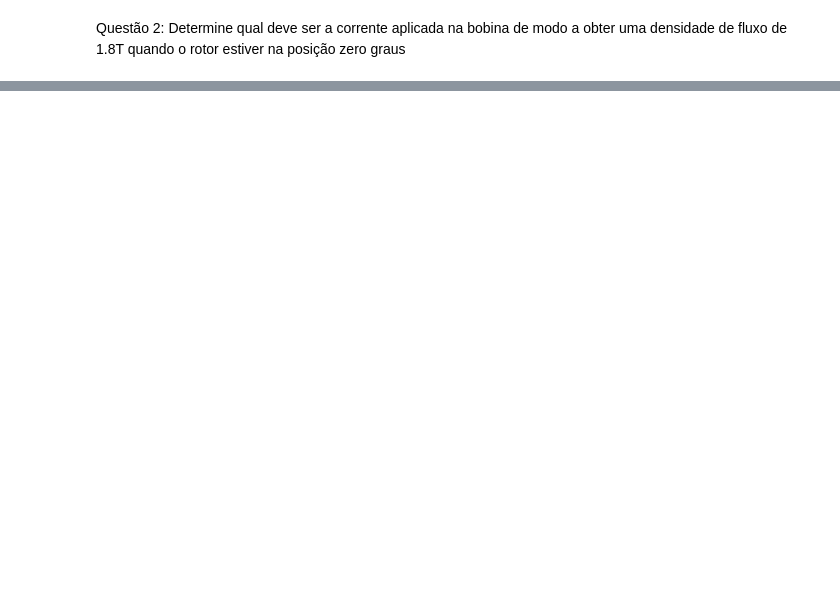
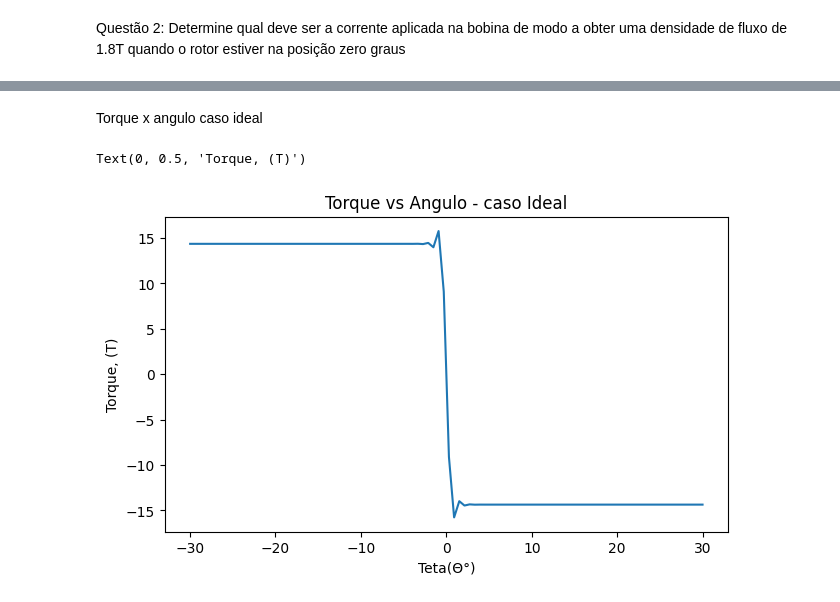
Before and after one commit to leoborgess/conversao-questao2, a Jupyter notebook: questao2.ipynb, the cells around one changed output, grey strips where cells are left out. Saved outputs shown, nothing was run; the diff lists cells and outputs as text; code cells hidden in the pictures; blank space fills up the shorter version.

```diff
--- a/questao2.ipynb
+++ b/questao2.ipynb
@@ -86,0 +147,12 @@ Para o caso real, I = 14.324
+# %% [markdown]
+Torque x angulo caso ideal
+# %%
+plt.figure(figsize=(16, 9))
+plt.subplot(2, 2, 2)
+plt.plot(angulos_torque, Torque_ideal)
+plt.title("Torque vs Angulo - caso Ideal")
+plt.xlabel("Teta(Θ°)")
+plt.ylabel("Torque, (T)")
+# %% [output]
+Text(0, 0.5, 'Torque, (T)')
+[figure, added]
```
Also changed, not shown: parts of 4 cells of this notebook.
